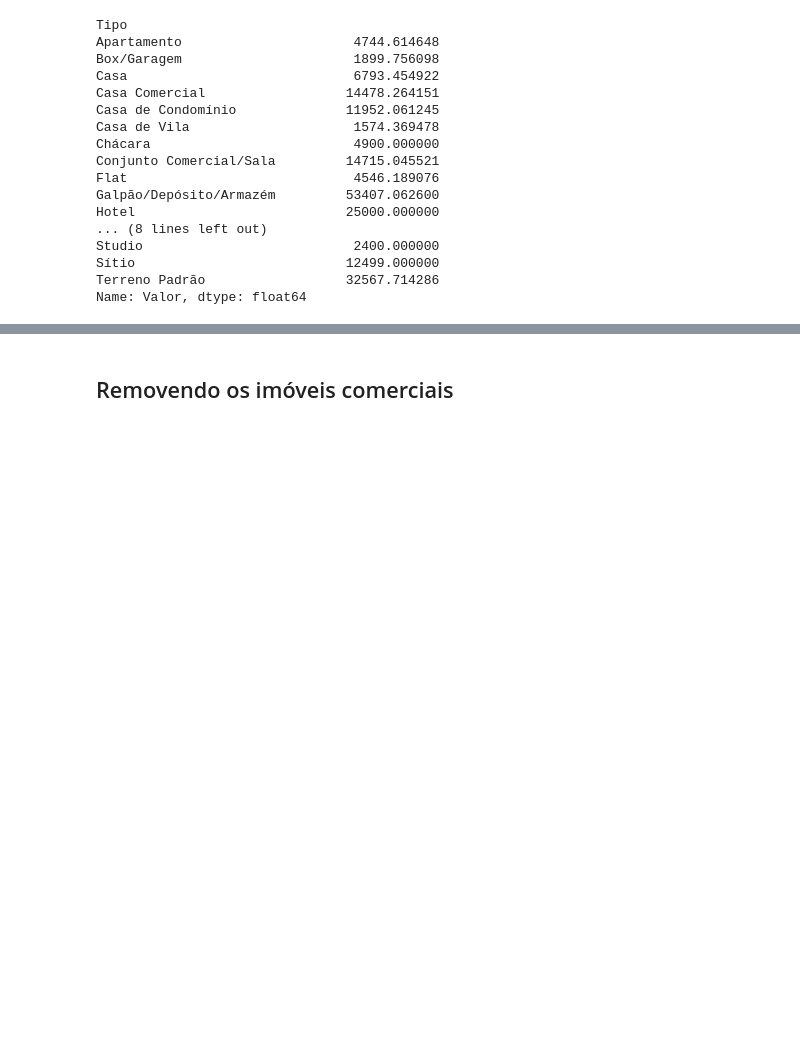
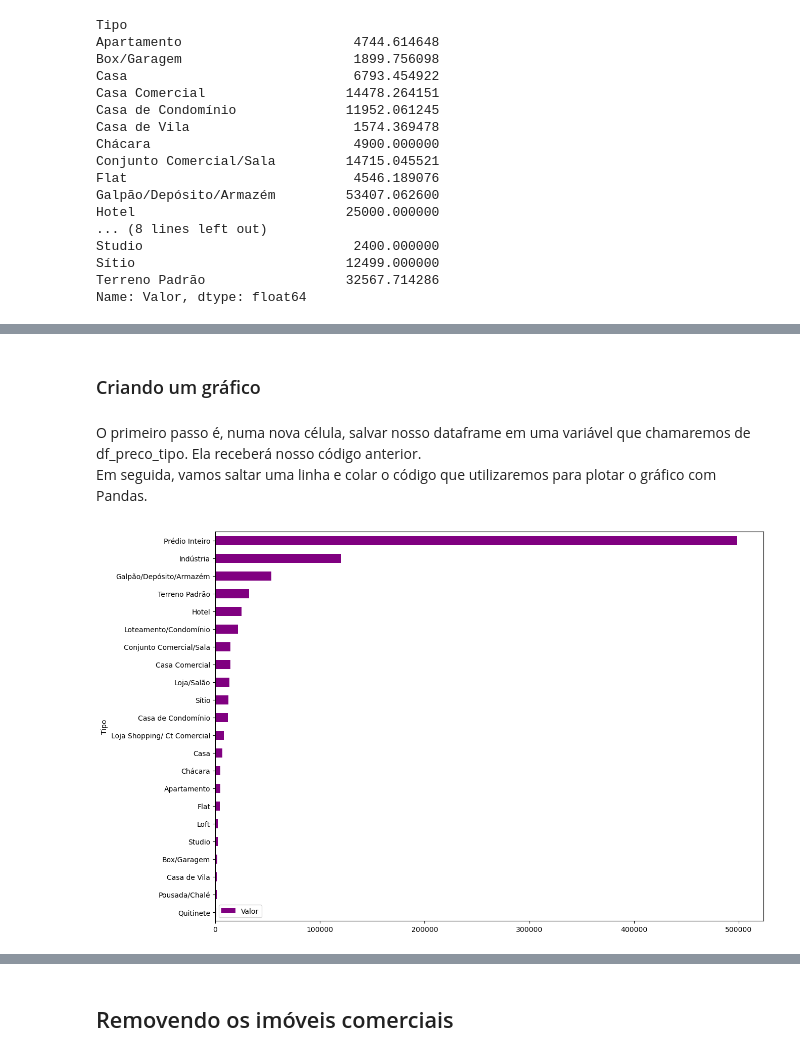
Before and after one commit to GabiDeutner/Python_Data_Science, a Jupyter notebook: notebook_inicial.ipynb, the cells around one changed output, grey strips where cells are left out. Saved outputs shown, nothing was run; the diff lists cells and outputs as text; code cells hidden in the pictures; blank space fills up the shorter version.

```diff
--- a/notebook_inicial.ipynb
+++ b/notebook_inicial.ipynb
@@ -304,0 +351,11 @@ Name: Valor, dtype: float64
+# %% [markdown]
+<h3>Criando um gráfico</h3>
+# %% [markdown]
+O primeiro passo é, numa nova célula, salvar nosso dataframe em uma variável que chamaremos de df_preco_tipo. Ela receberá nosso código anterior. <br>
+Em seguida, vamos saltar uma linha e colar o código que utilizaremos para plotar o gráfico com Pandas.
+# %%
+df_preco_tipo = dados.groupby('Tipo').mean()[['Valor']].sort_values('Valor')
+
+df_preco_tipo.plot(kind='barh', figsize=(14, 10), color ='purple');
+# %% [output]
+[figure, added]
```
Also changed, not shown: parts of 10 cells of this notebook.
